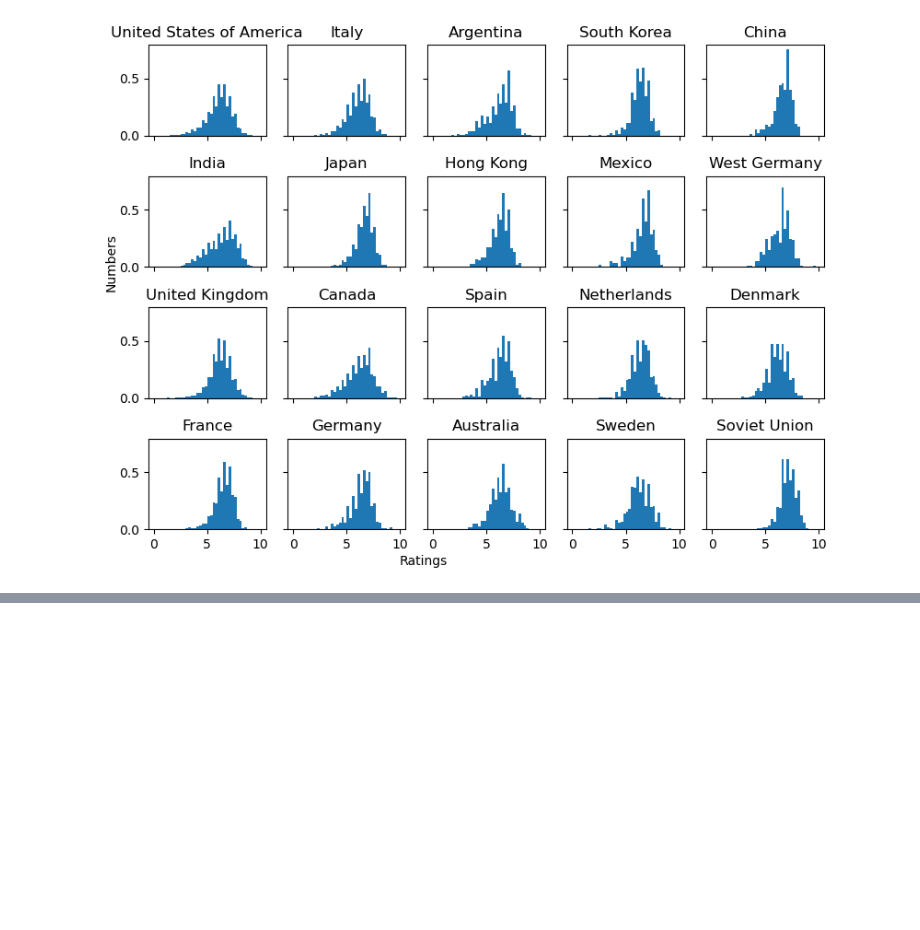
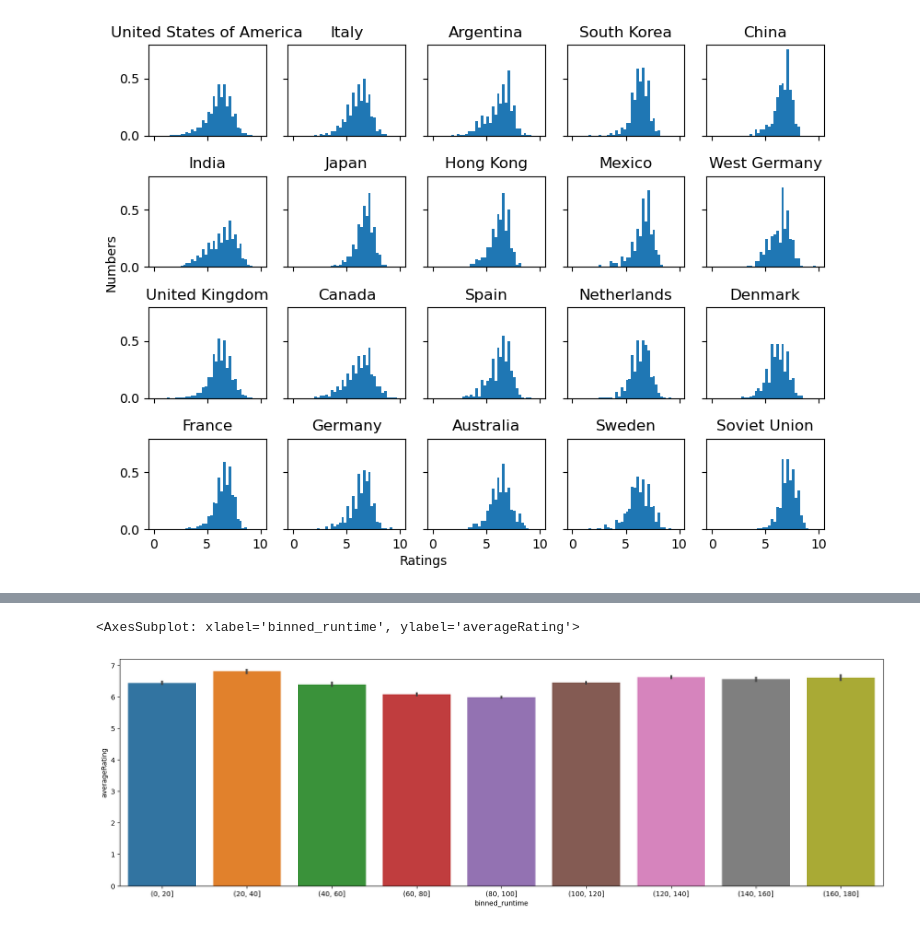
Before and after one commit to epfl-ada/ada-2023-project-yamal, a Jupyter notebook: Projet_step_1.ipynb, the cells around one changed output, grey strips where cells are left out. Saved outputs shown, nothing was run; the diff lists cells and outputs as text; code cells hidden in the pictures; blank space fills up the shorter version.

```diff
--- a/Projet_step_1.ipynb
+++ b/Projet_step_1.ipynb
@@ -548,0 +555,5 @@ sns.jointplot(data=merged_df, x = "Movie_runtime", y = "averageRating", kind="re
+# %%
+bins = np.arange(0, 200, 20)  # Define your bins
+
+merged_df['binned_runtime'] = pd.cut(merged_df['Movie_runtime'], bins=bins)
+merged_df['binned_runtime'].head()
@@ -548,0 +568,6 @@ sns.jointplot(data=merged_df, x = "Movie_runtime", y = "averageRating", kind="re
+# %%
+plt.figure(figsize=(20,6))
+sns.barplot(data=merged_df, x="binned_runtime", y="averageRating")
+# %% [output]
+<AxesSubplot: xlabel='binned_runtime', ylabel='averageRating'>
+[figure, added]
```
Also changed, not shown: parts of 26 cells of this notebook.
